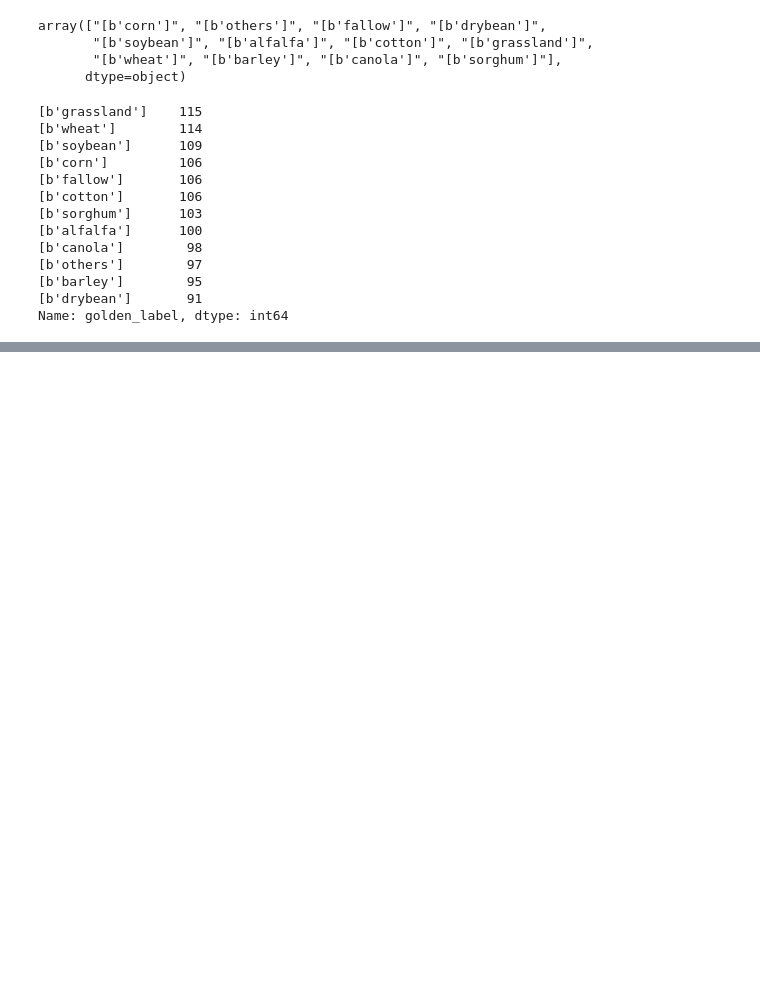
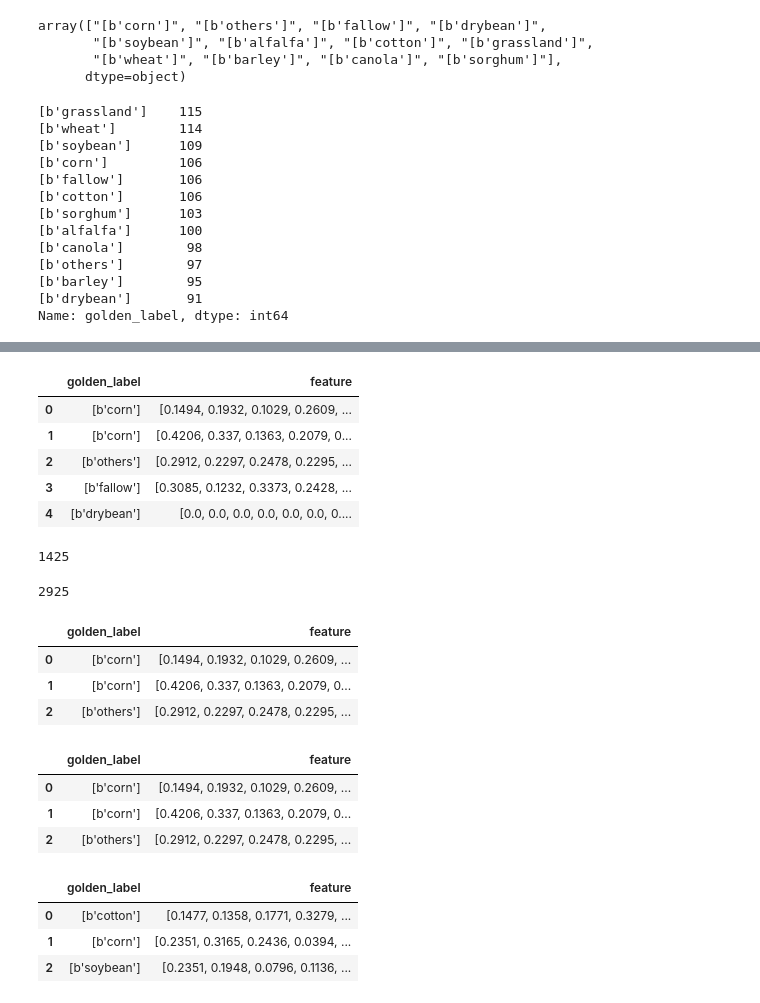
Before and after one commit to chuanqichen/CS330_Final_Project, a Jupyter notebook: data_explorer.ipynb, the cells around one changed output, grey strips where cells are left out. Saved outputs shown, nothing was run; the diff lists cells and outputs as text; code cells hidden in the pictures; blank space fills up the shorter version.

```diff
--- a/data_explorer.ipynb
+++ b/data_explorer.ipynb
@@ -166,3 +169,5 @@ df["golden_label"].value_counts()
 [b'barley']        95
 [b'drybean']       91
 Name: golden_label, dtype: int64
+# %%
+df["feature"] = df[feature_cols].sum(axis=1)
@@ -168,0 +181,21 @@ Name: golden_label, dtype: int64
+# %%
+final_cols = ["golden_label", "feature"]
+# %%
+df = df[final_cols]
+# %%
+df.head()
+# %% [output]
+|  | golden_label | feature |
+| 0 | [b'corn'] | [0.1494, 0.1932, 0.1029, 0.2609, ... |
+| 1 | [b'corn'] | [0.4206, 0.337, 0.1363, 0.2079, 0... |
+| 2 | [b'others'] | [0.2912, 0.2297, 0.2478, 0.2295, ... |
+| 3 | [b'fallow'] | [0.3085, 0.1232, 0.3373, 0.2428, ... |
+| 4 | [b'drybean'] | [0.0, 0.0, 0.0, 0.0, 0.0, 0.0, 0.... |
+# %%
+75 * 19
+# %% [output]
+1425
+# %%
+len(df["feature"][1])
+# %% [output]
+2925
@@ -168,0 +330,7 @@ Name: golden_label, dtype: int64
+# %%
+df.head(3)
+# %% [output]
+|  | golden_label | feature |
+| 0 | [b'corn'] | [0.1494, 0.1932, 0.1029, 0.2609, ... |
+| 1 | [b'corn'] | [0.4206, 0.337, 0.1363, 0.2079, 0... |
+| 2 | [b'others'] | [0.2912, 0.2297, 0.2478, 0.2295, ... |
@@ -168,0 +339,14 @@ Name: golden_label, dtype: int64
+# %%
+df.head(3)
+# %% [output]
+|  | golden_label | feature |
+| 0 | [b'corn'] | [0.1494, 0.1932, 0.1029, 0.2609, ... |
+| 1 | [b'corn'] | [0.4206, 0.337, 0.1363, 0.2079, 0... |
+| 2 | [b'others'] | [0.2912, 0.2297, 0.2478, 0.2295, ... |
+# %%
+field_df.head(3)
+# %% [output]
+|  | golden_label | feature |
+| 0 | [b'cotton'] | [0.1477, 0.1358, 0.1771, 0.3279, ... |
+| 1 | [b'corn'] | [0.2351, 0.3165, 0.2436, 0.0394, ... |
+| 2 | [b'soybean'] | [0.2351, 0.1948, 0.0796, 0.1136, ... |
```
Also changed, not shown: parts of 8 cells of this notebook.
